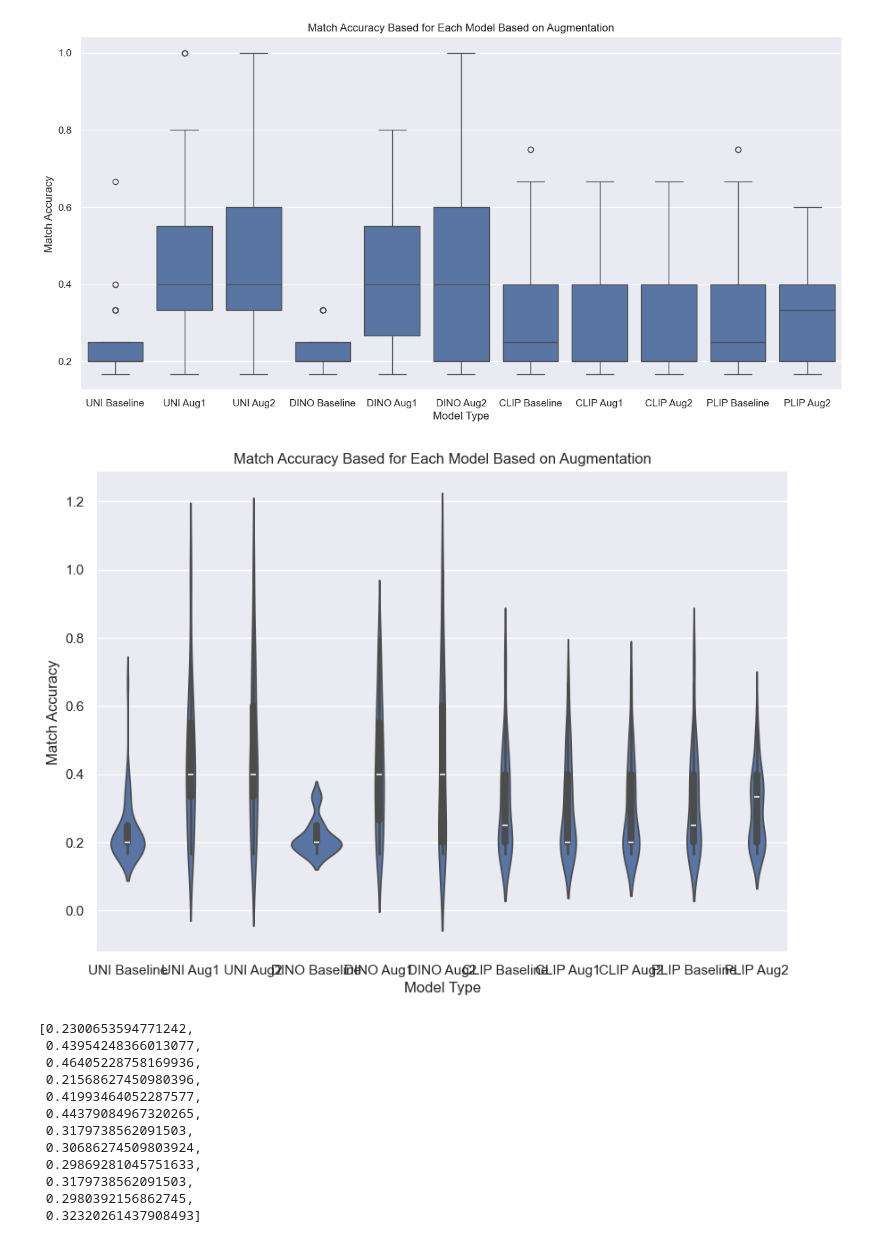
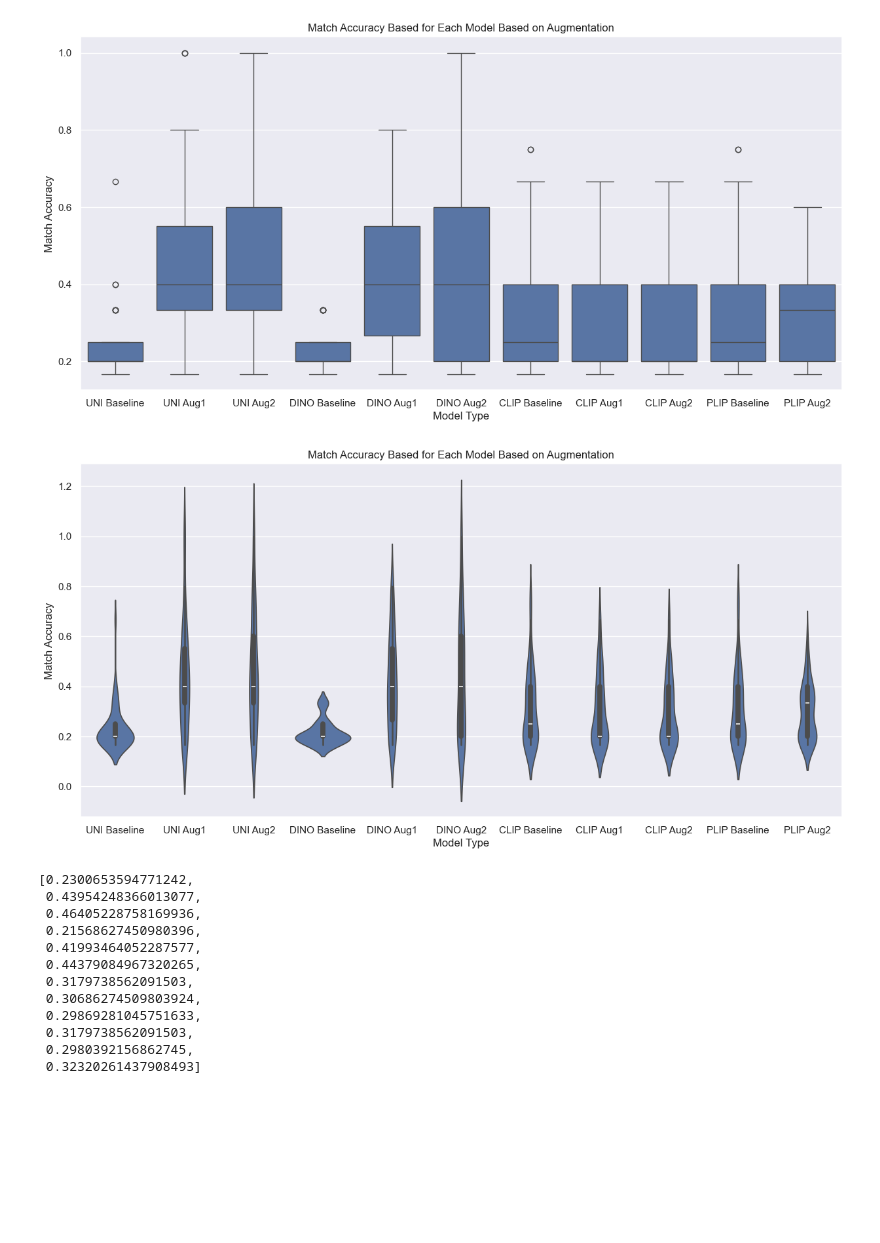
Before and after one commit to p1nkuu/CBIR-Image, a Jupyter notebook: CBIR IMAGE EVAL GRAPHS.ipynb, the cells around one changed output. Cells and saved outputs as stored; diff of their text form; code cells hidden in the pictures; blank space fills up the shorter version.

```diff
--- a/CBIR IMAGE EVAL GRAPHS.ipynb
+++ b/CBIR IMAGE EVAL GRAPHS.ipynb
@@ -374,12 +374,12 @@ plt.show
 <function matplotlib.pyplot.show(close=None, block=None)>
 [figure]
 # %%
-plt.figure(figsize=(10,7))
+plt.figure(figsize=(15,7))
 sns.violinplot(x='Model Type', y='Match Accuracy', data=combined2)
 plt.title('Match Accuracy Based for Each Model Based on Augmentation')
 plt.show()
 # %% [output]
-[figure, old version]
+[figure, new version]
 # %%
 mean_acc2 = []
 
```
Also changed, not shown: parts of 1 cell of this notebook.
